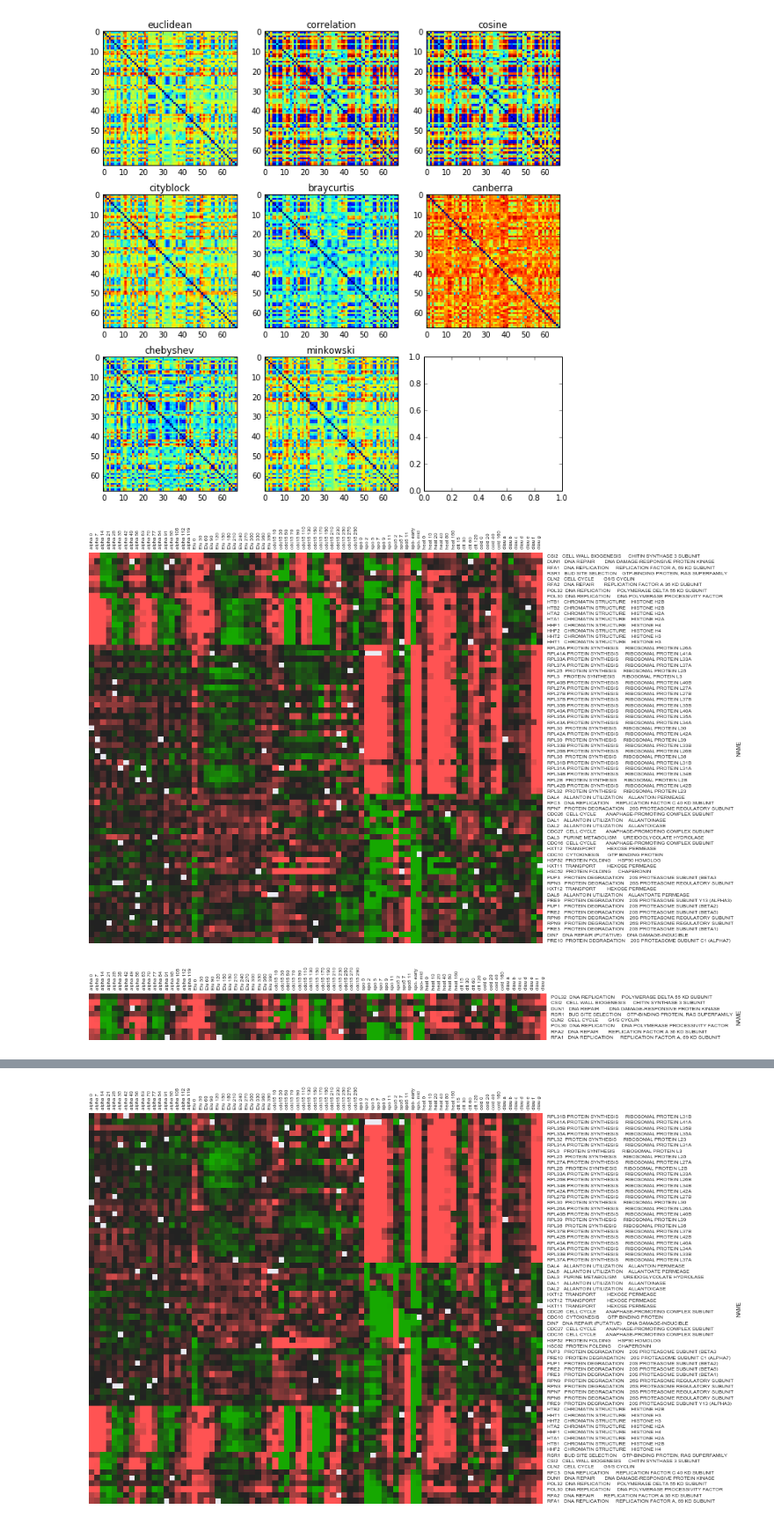
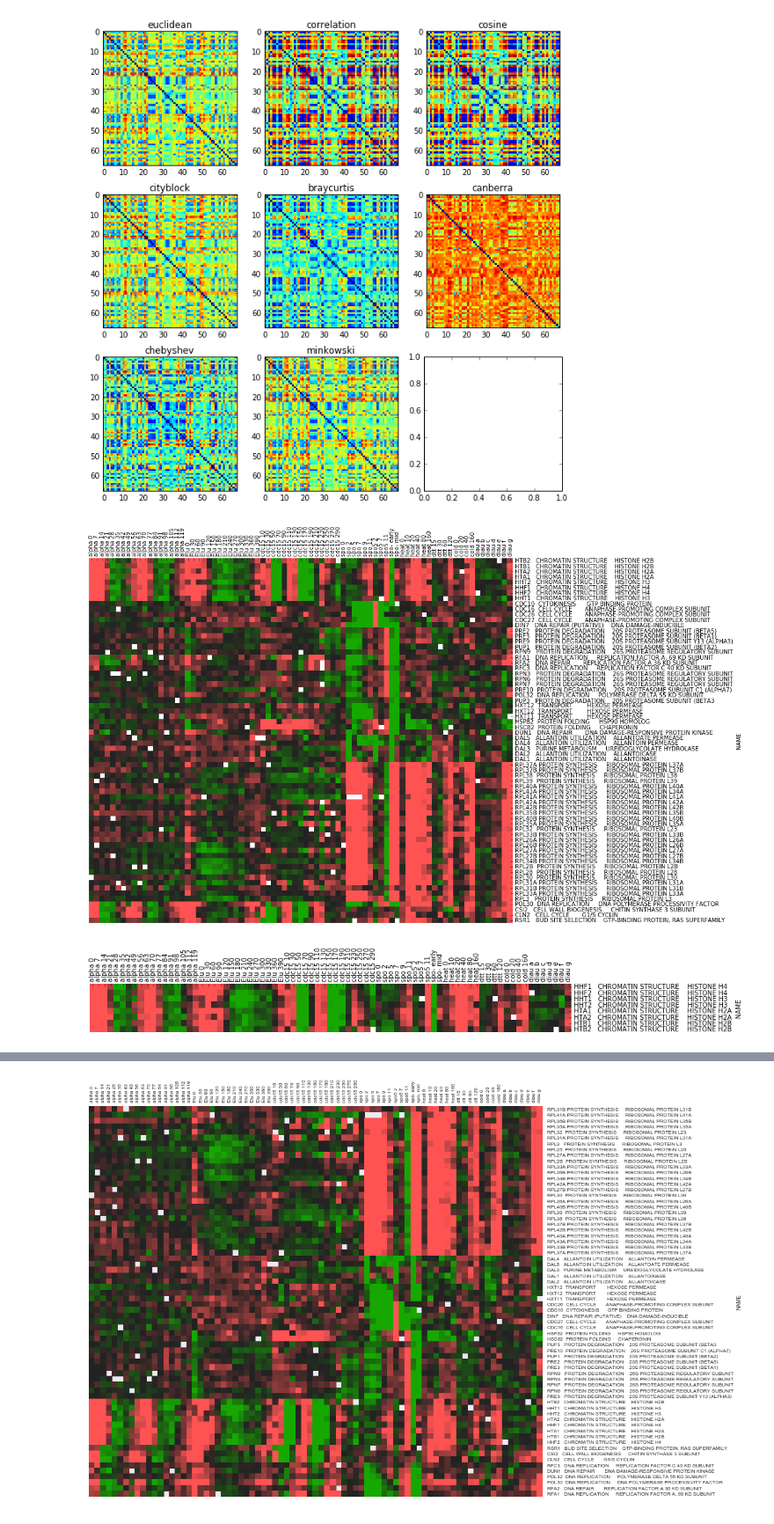
Before and after one commit to ucbmcb288/lectures, a Jupyter notebook: week4/mcb288_week4_eisen98sel.ipynb, the cells around one changed output, grey strips where cells are left out. Shown at 88% size. Cells and saved outputs as stored; diff of their text form; code cells hidden in the pictures.

```diff
--- a/week4/mcb288_week4_eisen98sel.ipynb
+++ b/week4/mcb288_week4_eisen98sel.ipynb
@@ -286,7 +303,7 @@ fig.tight_layout()
 # %% [output]
 [figure]
 # %%
-nc = 4
+nc = 5
 
 X = e98_data
 
@@ -297,34 +314,34 @@ e98['km'] = cl.fit_predict(X)
 e98_plot = e98.set_index('NAME').sort_values('km')[e98_datacols]
 
 cpi = 6
 xs = len(e98_datacols)/cpi
 ys = len(e98_plot)/cpi
 
 fig, ax = plt.subplots(1,1,figsize=(xs,ys))
 cmap = sns.diverging_palette(12.2, 127, s=99.9, l=60.0,n=10, center="dark", as_cmap=True)
 
 sns.set(font_scale=0.8)
 
 hm = sns.heatmap(e98_plot, cmap=cmap, vmin = -1.0, vmax = 1.0, center=0,xticklabels = True,
                  yticklabels = True, cbar = False)
 
 # x axis on top
 
 ax.xaxis.tick_top()
 ax.xaxis.set_label_position('top')
 xticklabels = ax.get_xticklabels()
 h = ax.set_xticklabels(xticklabels, rotation = 90)
 
 # y axis on right
 
 ax.yaxis.tick_right()
 ax.yaxis.set_label_position('right')
 yticklabels = ax.get_yticklabels()
 h = ax.set_yticklabels(yticklabels, rotation = 0)
 
 plt.rcParams.update(inline_rc)
 # %% [output]
-[figure, old version]
+[figure, new version]
 # %%
 #
 # plot groups
@@ -360,7 +377,7 @@ h = ax.set_yticklabels(yticklabels, rotation = 0)
 
 plt.rcParams.update(inline_rc)
 # %% [output]
-[figure, old version]
+[figure, new version]
 # %%
 X = e98_data
 
```
Also changed, not shown: parts of 3 cells of this notebook, 6 other files.
